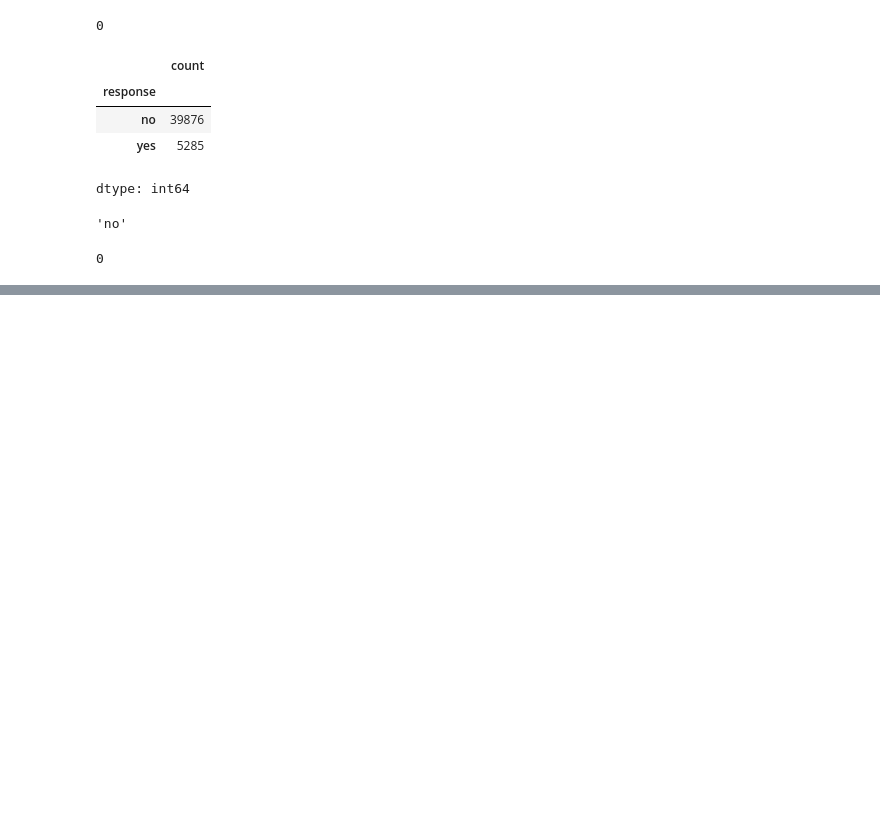
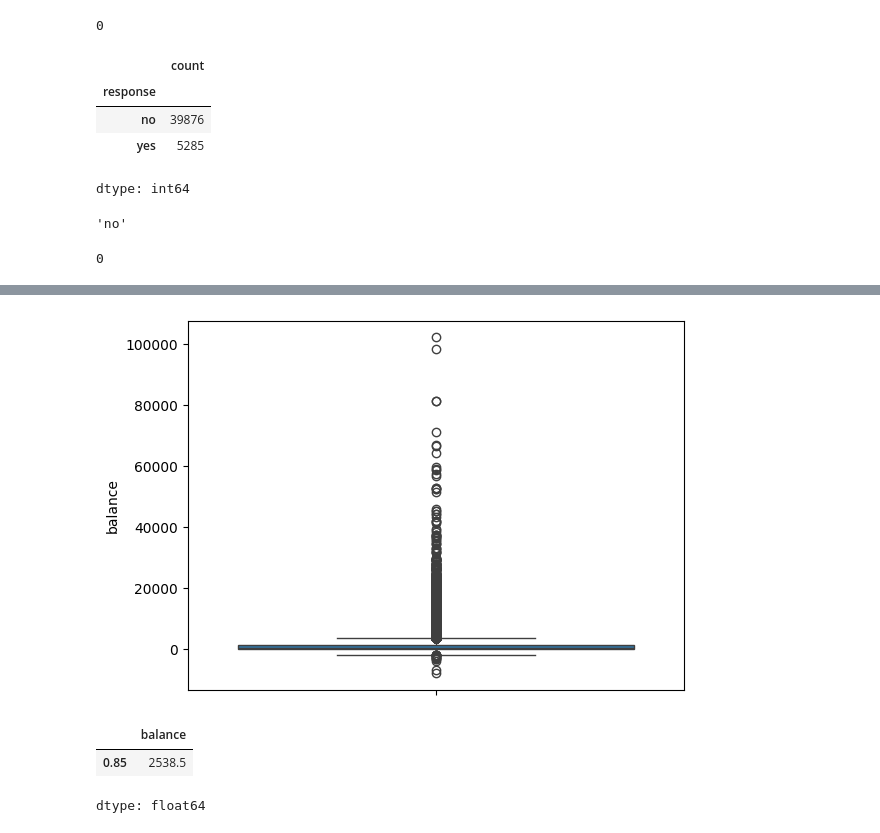
Before and after one commit to cyberpsychofc/ML_Basics, a Jupyter notebook: ML_Lab1.ipynb, the cells around one changed output, grey strips where cells are left out. Cells and saved outputs as stored; diff of their text form; code cells hidden in the pictures; blank space fills up the shorter version.

```diff
--- a/ML_Lab1.ipynb
+++ b/ML_Lab1.ipynb
@@ -170,0 +188,11 @@ df1.response.isnull().sum()
+# %%
+sns.boxplot(df1.balance)
+plt.show()
+# %% [output]
+[figure, added]
+# %%
+df1.balance.quantile([0.85])
+# %% [output]
+|  | balance |
+| 0.85 | 2538.5 |
+dtype: float64
```
Also changed, not shown: parts of 5 cells of this notebook.
